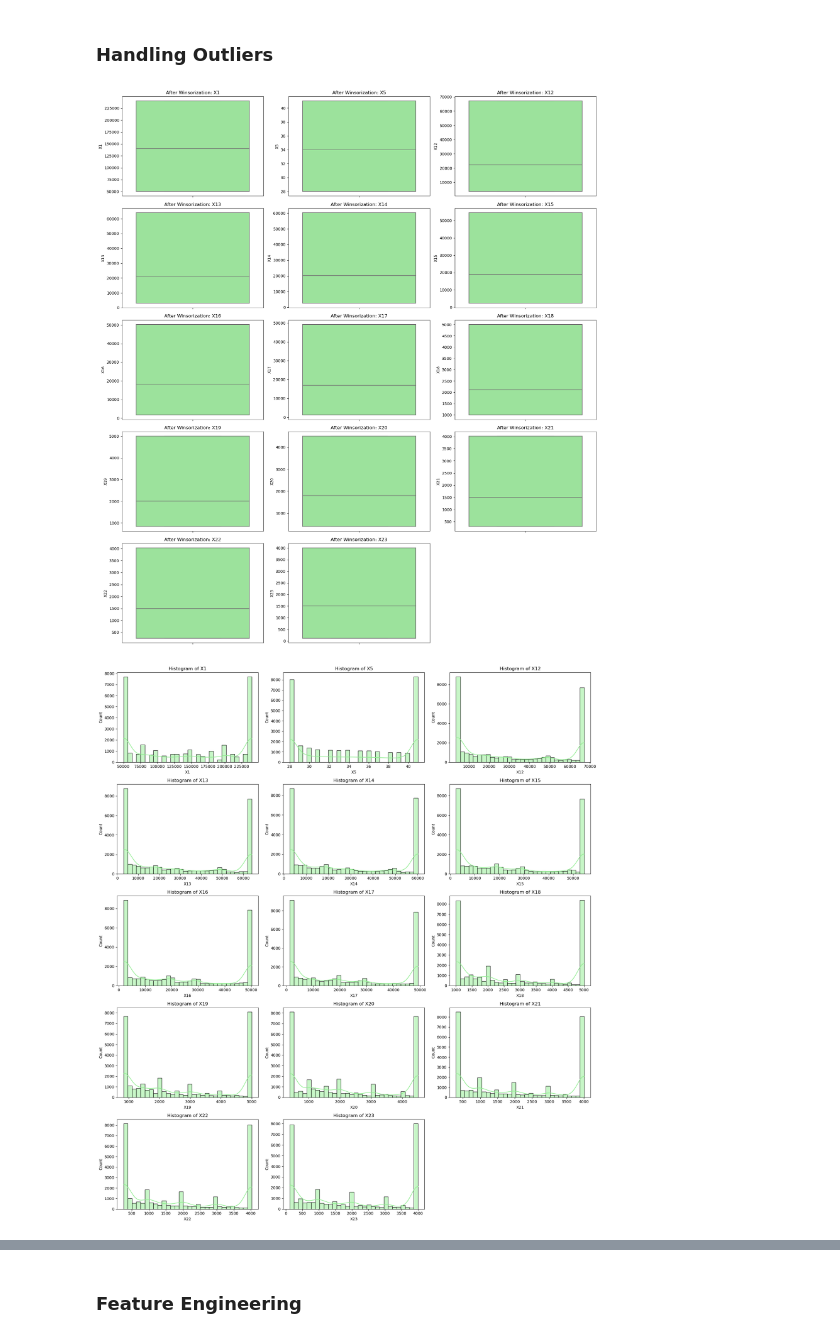
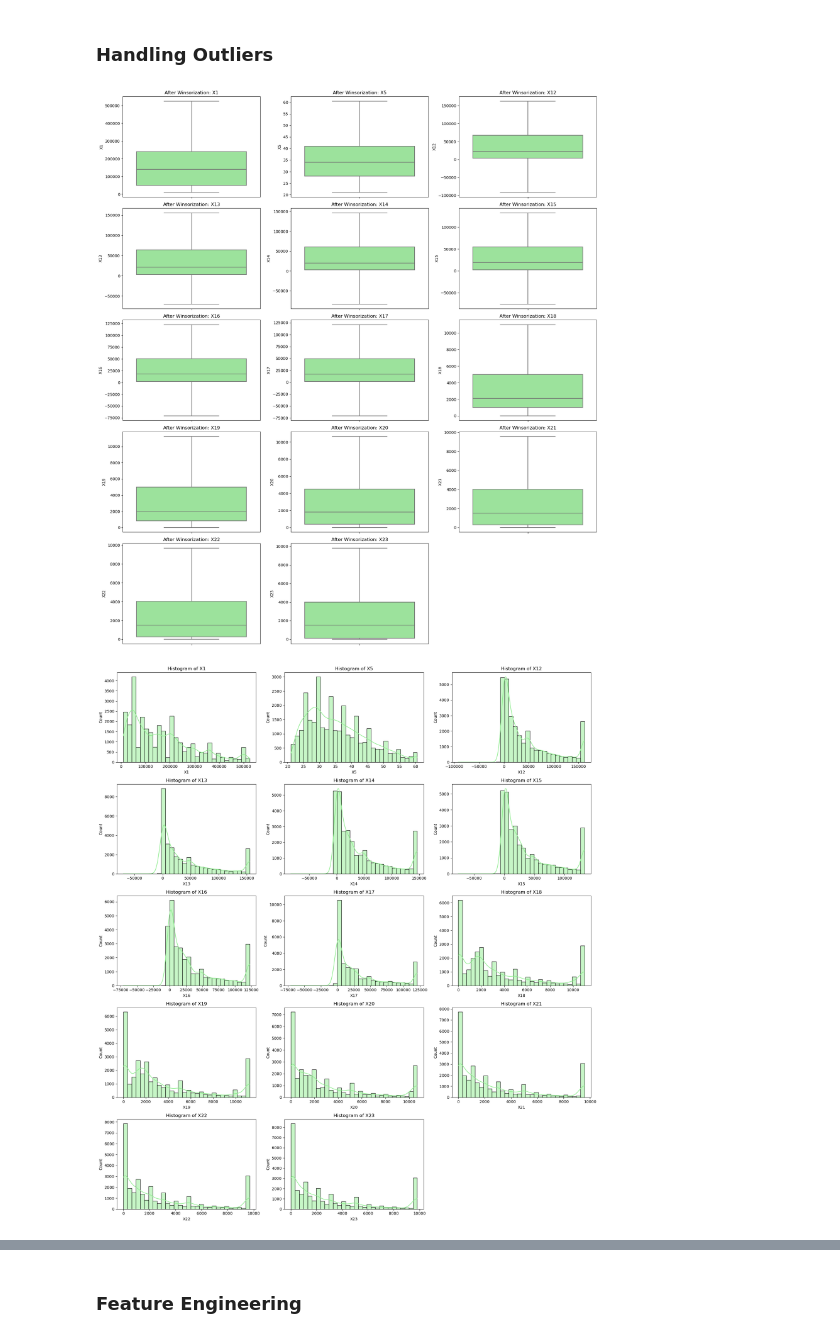
Before and after one commit to qlbusalim/Binary-Classification-Using-NN, a Jupyter notebook: Backpropagation.ipynb, the cells around one changed output, grey strips where cells are left out. Saved outputs shown, nothing was run; the diff lists cells and outputs as text; code cells hidden in the pictures.

```diff
--- a/Backpropagation.ipynb
+++ b/Backpropagation.ipynb
@@ -315,31 +324,34 @@ dtype: int64
 ### **Handling Outliers**
 # %%
 # handling outliers using winsorization
-data_winsorized = data.copy()
+data = data.copy()
 for col in num_features:
-    Q1 = data_winsorized[col].quantile(0.25)
-    Q3 = data_winsorized[col].quantile(0.75)
-    data_winsorized[col] = data_winsorized[col].clip(lower=Q1, upper=Q3)
+    Q1 = data[col].quantile(0.25)
+    Q3 = data[col].quantile(0.75)
+    iqr = Q3 - Q1
+    lower_bound = Q1 - 1.5 * iqr
+    upper_bound = Q3 + 1.5 * iqr
+    data[col] = data[col].clip(lower=lower_bound, upper=upper_bound)
 # %%
 # boxplot after handling outliers
 fig, axes = plt.subplots(nrows=5, ncols=3, figsize=(18, 20))
 axes = axes.flatten()
-for i, column in enumerate(data_winsorized[num_features].columns):
-    sns.boxplot(y=data_winsorized[column], ax=axes[i], color='lightgreen')
+for i, column in enumerate(data[num_features].columns):
+    sns.boxplot(y=data[column], ax=axes[i], color='lightgreen')
     axes[i].set_title(f'After Winsorization: {column}')
 # Hide unused subplots
 for j in range(len(num_features), len(axes)):
     axes[j].set_visible(False)
 plt.tight_layout()
 plt.show()
 # %% [output]
-[figure, old version]
+[figure, new version]
 # %%
 # visualize the distribution of the numerical features
 fig, axes = plt.subplots(nrows=5, ncols=3, figsize=(18, 20))
 axes = axes.flatten()
 for i, column in enumerate(num_features):
-    sns.histplot(data_winsorized[column], bins=30, kde=True, ax=axes[i], color='lightgreen')
+    sns.histplot(data[column], bins=30, kde=True, ax=axes[i], color='lightgreen')
     axes[i].set_title(f'Histogram of {column}')
 
 # Hide unused subplots
@@ -349,4 +361,4 @@ for j in range(len(num_features), len(axes)):
 plt.tight_layout()
 plt.show()
 # %% [output]
-[figure, old version]
+[figure, new version]
```
Also changed, not shown: parts of 16 cells of this notebook, 1 other file.
